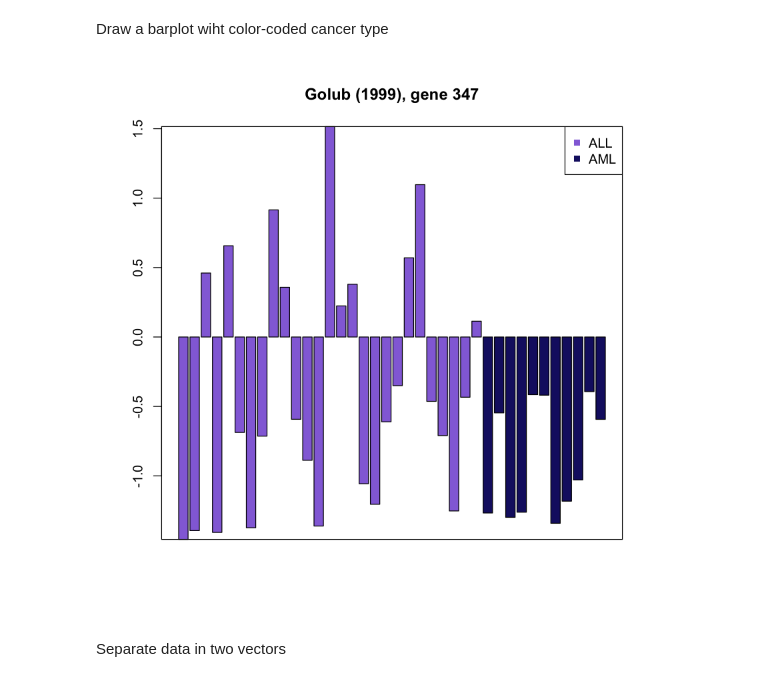
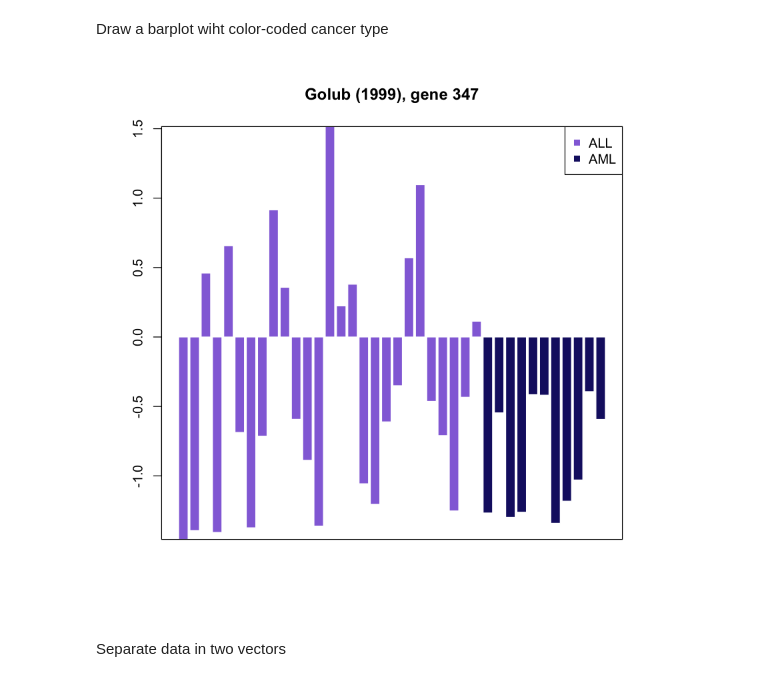
Before and after one commit to trallard/BAD_days, a Jupyter notebook: Day1/Multiple Hyp.ipynb, the cells around one changed output. Cells and saved outputs as stored; diff of their text form; code cells hidden in the pictures.

```diff
--- a/Day1/Multiple Hyp.ipynb
+++ b/Day1/Multiple Hyp.ipynb
@@ -60,14 +61,14 @@ Draw a barplot wiht color-coded cancer type
 # %%
 plot.col <- c('ALL'='mediumpurple', 'AML'='midnightblue')
 
 barplot(g.profile, main = paste("Golub (1999), gene", g),
-        col = plot.col[cancer.type])
+        col = plot.col[cancer.type], border = 'white')
 
 legend('topright', c("ALL","AML"),col = plot.col[c("ALL","AML")],
        pch = 15, bty = "o")
 box()
 # %% [output]
-[figure, old version]
+[figure, new version]
 # %% [markdown]
 Separate data in two vectors
 # %%
```
Also changed, not shown: parts of 1 cell of this notebook, 1 other file.
